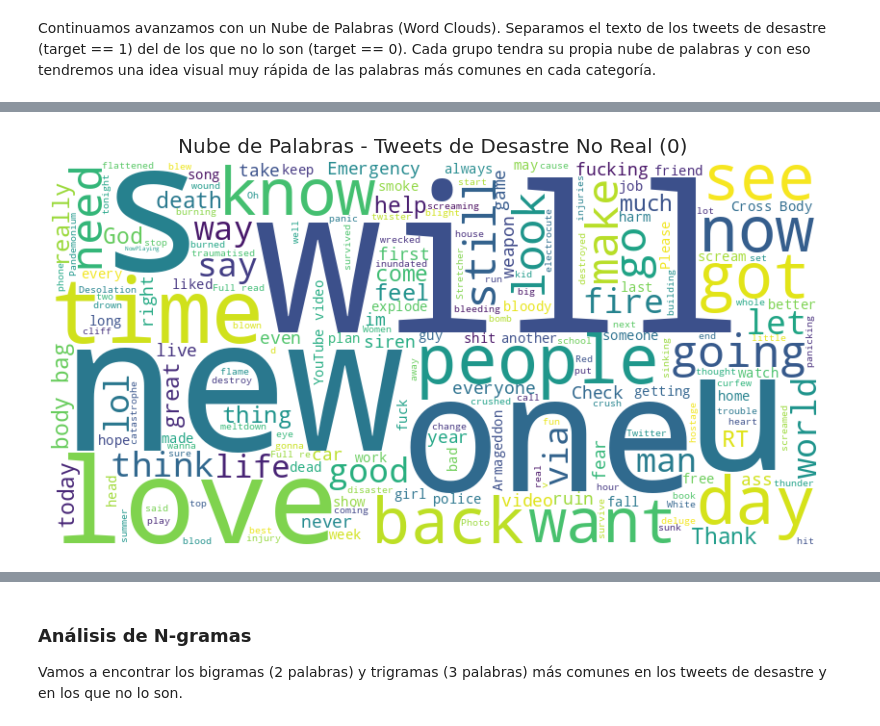
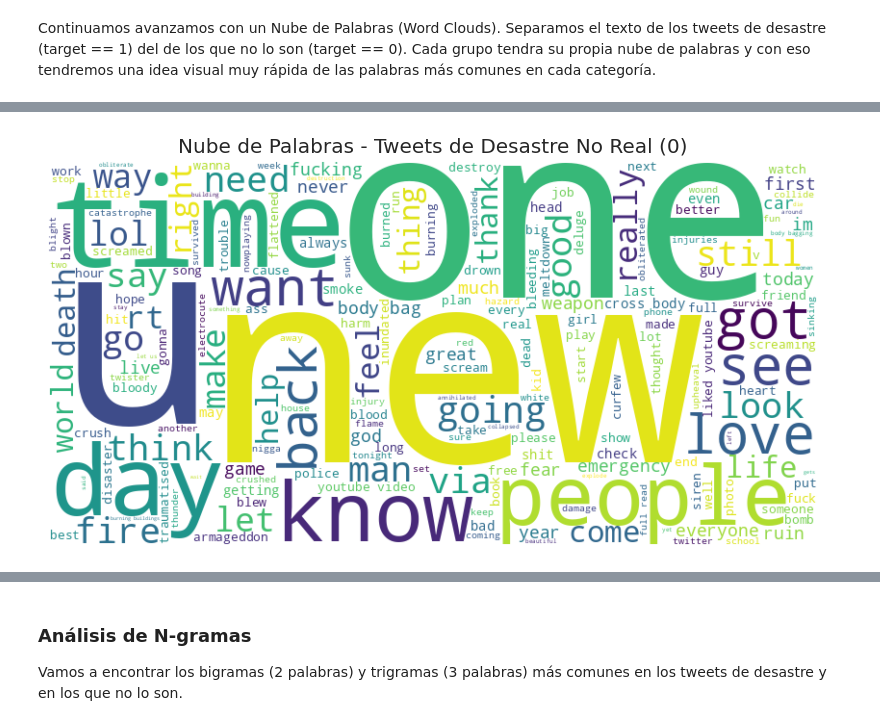
Before and after one commit to Rickgoi/disaster-tweet-classification, a Jupyter notebook: Notebooks/Deteccion_de_tweets_desastres.ipynb, the cells around one changed output, grey strips where cells are left out. Drawn from its saved outputs; the diff is of its cells as text; code cells hidden in the pictures.

```diff
--- a/Notebooks/Deteccion_de_tweets_desastres.ipynb
+++ b/Notebooks/Deteccion_de_tweets_desastres.ipynb
@@ -164,0 +200,14 @@ sns.histplot(data=df_tweets, x='text_length', hue='target', multiple='stack')
+# %%
+
+# Importamos un procesador profesional
+from text_processor import clean_tweet
+# Tambien hacemos uso de pandas para la manipulacion de datos, pero como ya lo he importado previamente nos ahorramos ese paso.
+# Cargamos los datos
+df_tweets = pd.read_csv('/content/drive/MyDrive/Proyectos de D.S/Deteccion de Tweets de desastres/train_data_cleaning2.csv')
+
+# Aplicamos la limpieza de forma elegante
+print("Limpiando tweets...")
+df_tweets['text_clean'] = df_tweets['text'].apply(clean_tweet)
+
+print("Muestra procesada:")
+print(df_tweets[['text', 'text_clean']].head())
@@ -164,0 +234,6 @@ sns.histplot(data=df_tweets, x='text_length', hue='target', multiple='stack')
+# %%
+df_tweets['text_original_length'] = df_tweets['text'].apply(len)
+df_tweets['text_clean_length'] = df_tweets['text_clean'].apply(len)
+
+print("--- Longitud de Tweets Originales y Limpios ---")
+print(df_tweets[['text', 'text_original_length', 'text_clean', 'text_clean_length']].head())
@@ -164,0 +255,14 @@ sns.histplot(data=df_tweets, x='text_length', hue='target', multiple='stack')
+# %%
+
+# Calculamos longitudes
+df_tweets['len_original'] = df_tweets['text'].apply(len)
+df_tweets['len_clean'] = df_tweets['text_clean'].apply(len)
+
+# Graficamos la comparación
+plt.figure(figsize=(12, 6))
+sns.kdeplot(df_tweets['len_original'], shade=True, label='Original (con ruido)')
+sns.kdeplot(df_tweets['len_clean'], shade=True, label='Limpio (señal pura)')
+plt.title('Distribución de Longitud de Tweets: Antes vs Después de la Limpieza')
+plt.xlabel('Número de Caracteres')
+plt.legend()
+plt.show()
@@ -180,11 +299,11 @@ plt.show()
 # %%
 # Para tweets de desastre no reales
-text_disaster = ' '.join(df_tweets[df_tweets['target'] == 0]['text'])
+text_disaster = ' '.join(df_tweets[df_tweets['target'] == 0]['text_clean'])
 wordcloud_disaster = WordCloud(width=800, height=400, background_color='white').generate(text_disaster)
 plt.figure(figsize=(10, 5))
 plt.imshow(wordcloud_disaster, interpolation='bilinear')
 plt.axis('off')
 plt.title('Nube de Palabras - Tweets de Desastre No Real (0)')
 plt.show()
 # %% [output]
-[figure, old version]
+[figure, new version]
```
Also changed, not shown: parts of 35 cells of this notebook.
